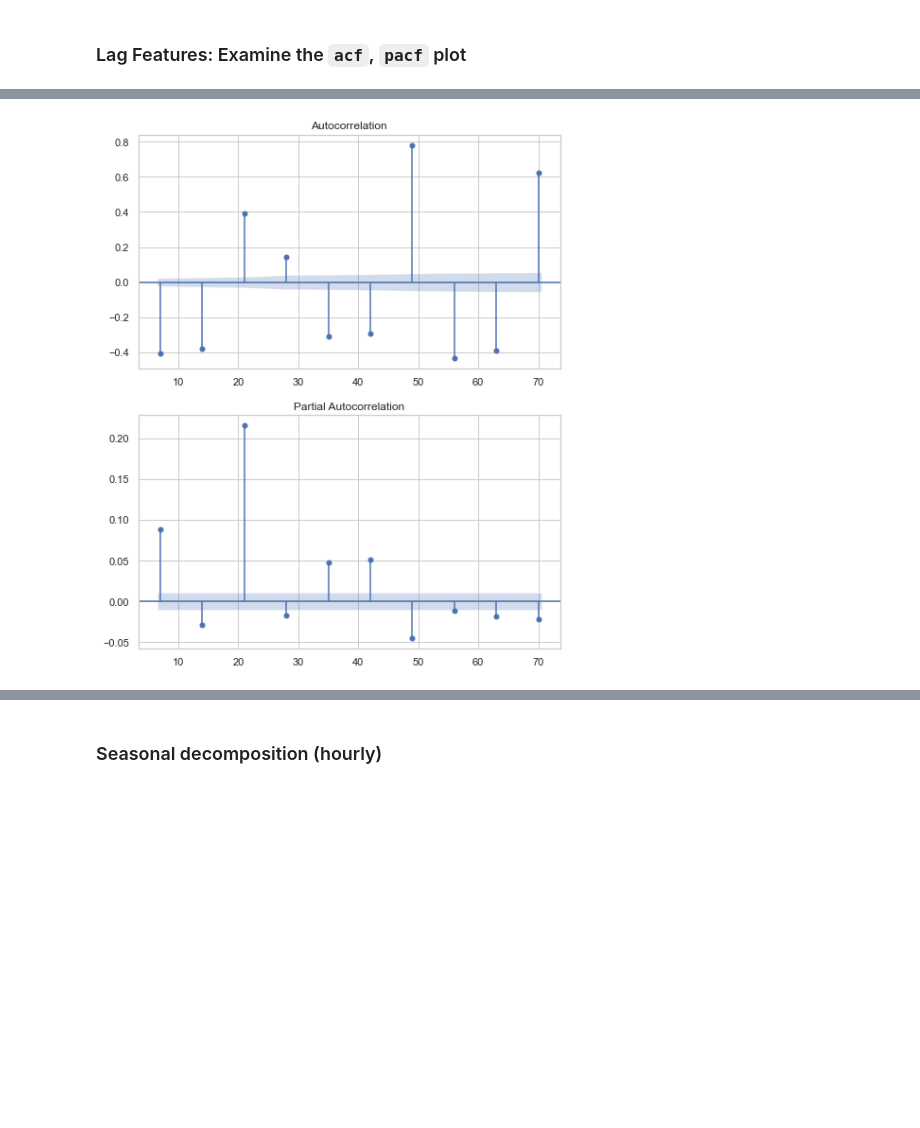
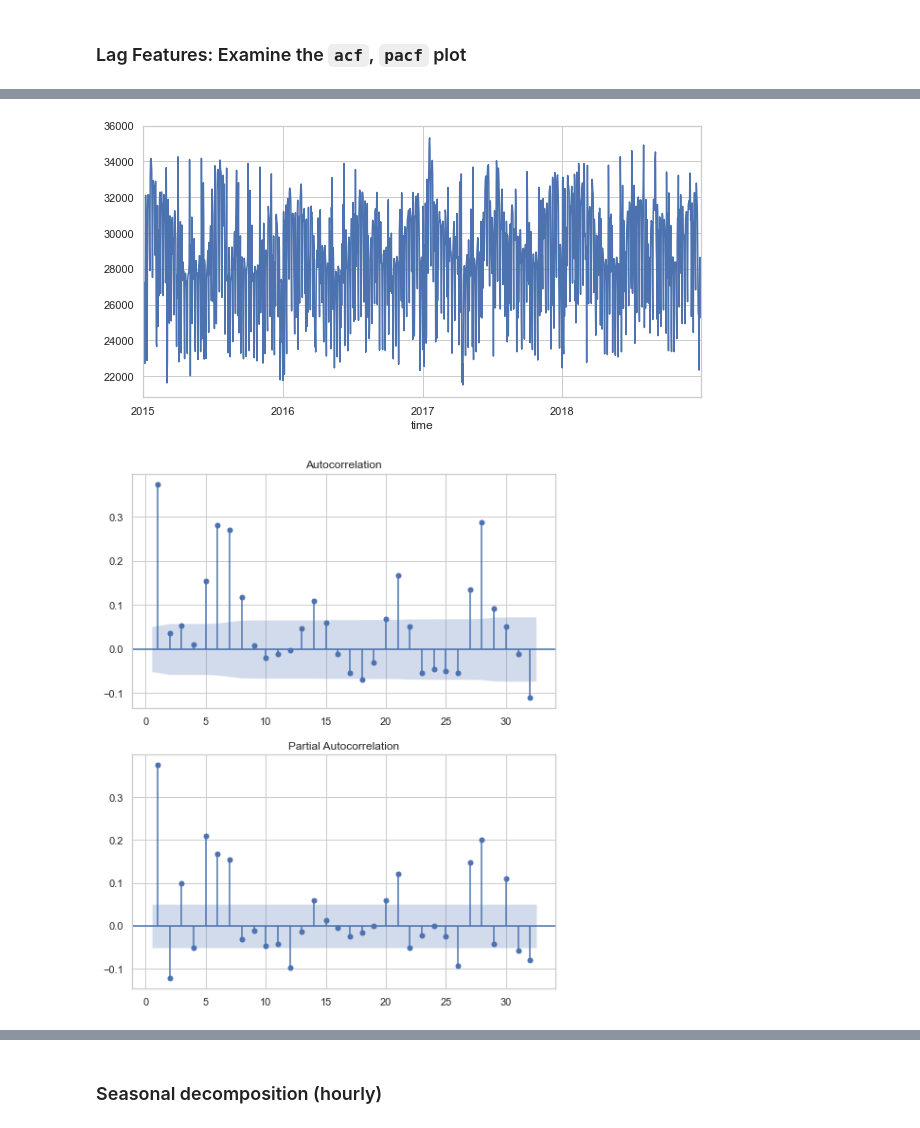
Before and after one commit to mendyhsu/Capstone, a Jupyter notebook: d_TimeSeriesModeling.ipynb, the cells around one changed output, grey strips where cells are left out. Saved outputs shown, nothing was run; the diff lists cells and outputs as text; code cells hidden in the pictures; blank space fills up the shorter version.

```diff
--- a/d_TimeSeriesModeling.ipynb
+++ b/d_TimeSeriesModeling.ipynb
@@ -147,10 +155,14 @@ plt.show()
 # %%
-input_data = df['total load actual'].diff(7).dropna()
-lags = np.arange(7, 77, 7)
+# Examine the daily lags
+input_data = df['total load actual'].resample('1D').mean()
+_ = input_data.plot(figsize=(10,5))
 
 fig, (ax1, ax2) = plt.subplots(2,1, figsize=(8,10))
-plot_acf(input_data, lags=lags, zero=False, ax=ax1)
-plot_pacf(input_data, lags=lags, zero=False, ax=ax2)
+plot_acf(input_data, zero=False, ax=ax1)
+plot_pacf(input_data, zero=False, ax=ax2)
 plt.show()
+
+# there's a seasonal period of 7 days.
 # %% [output]
-[figure, old version]
+[figure, new version]
+[figure, added]
```
Also changed, not shown: parts of 33 cells of this notebook, 4 other files.
